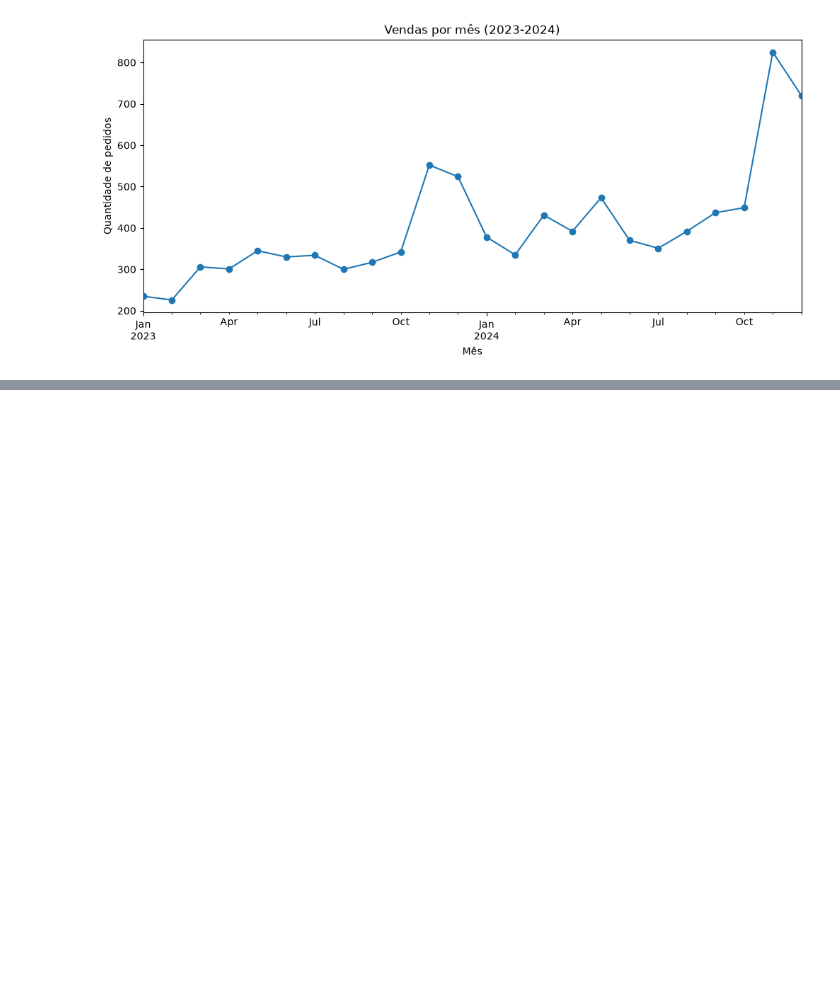
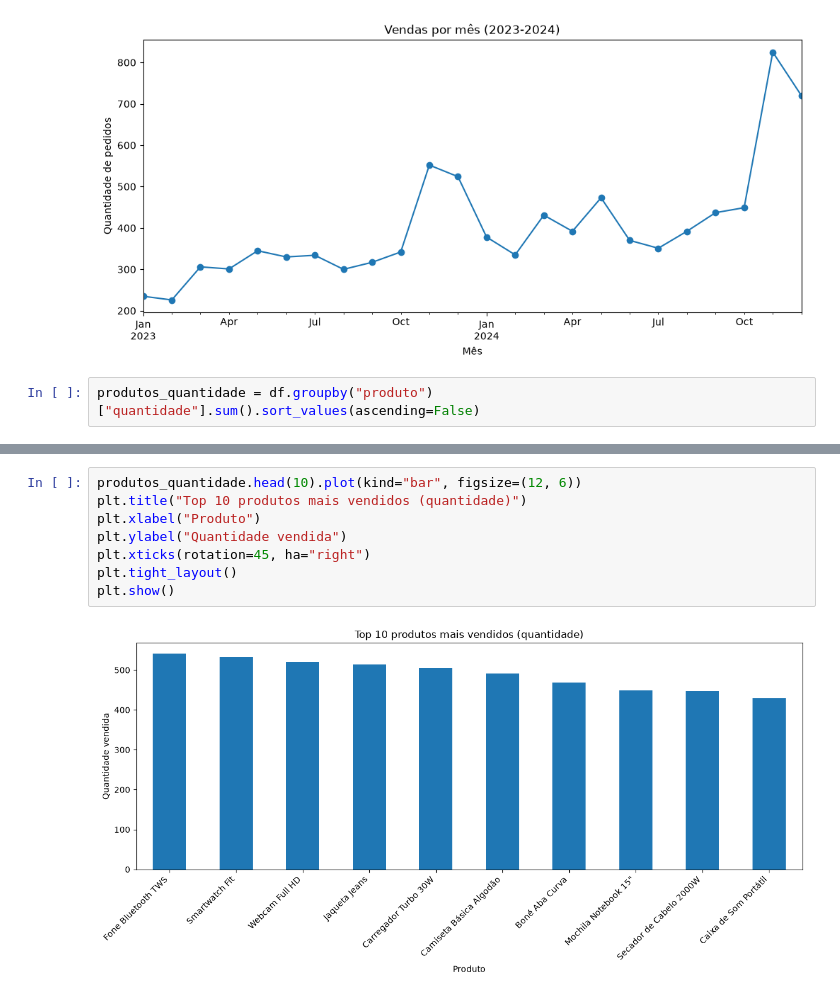
Before and after one commit to luizolavoremy/analise-pedidos-loja, a Jupyter notebook: analise_pedidos.ipynb, the cells around one changed output, grey strips where cells are left out. Cells and saved outputs as stored; diff of their text form; blank space fills up the shorter version.

Commit message:
gráfico top 10 produtos mais vendidos

```diff
--- a/analise_pedidos.ipynb
+++ b/analise_pedidos.ipynb
@@ -925,3 +925,5 @@ plt.savefig("vendas_por_mes.png")
 plt.show()
 # %% [output]
 [figure]
+# %%
+produtos_quantidade = df.groupby("produto")["quantidade"].sum().sort_values(ascending=False)
@@ -927,0 +945,10 @@ plt.show()
+# %%
+produtos_quantidade.head(10).plot(kind="bar", figsize=(12, 6))
+plt.title("Top 10 produtos mais vendidos (quantidade)")
+plt.xlabel("Produto")
+plt.ylabel("Quantidade vendida")
+plt.xticks(rotation=45, ha="right")
+plt.tight_layout()
+plt.show()
+# %% [output]
+[figure, added]
```
Also changed, not shown: parts of 1 cell of this notebook.
